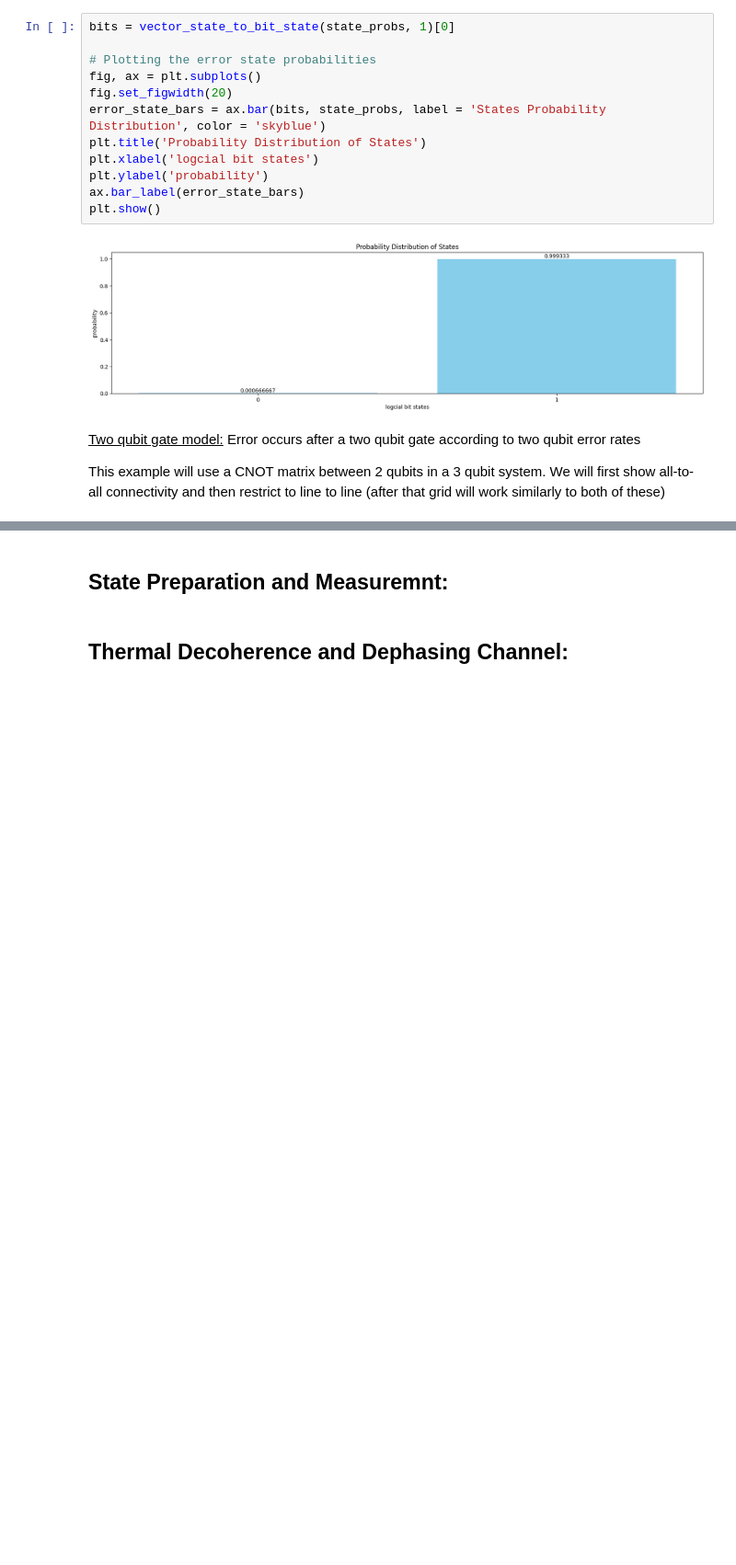
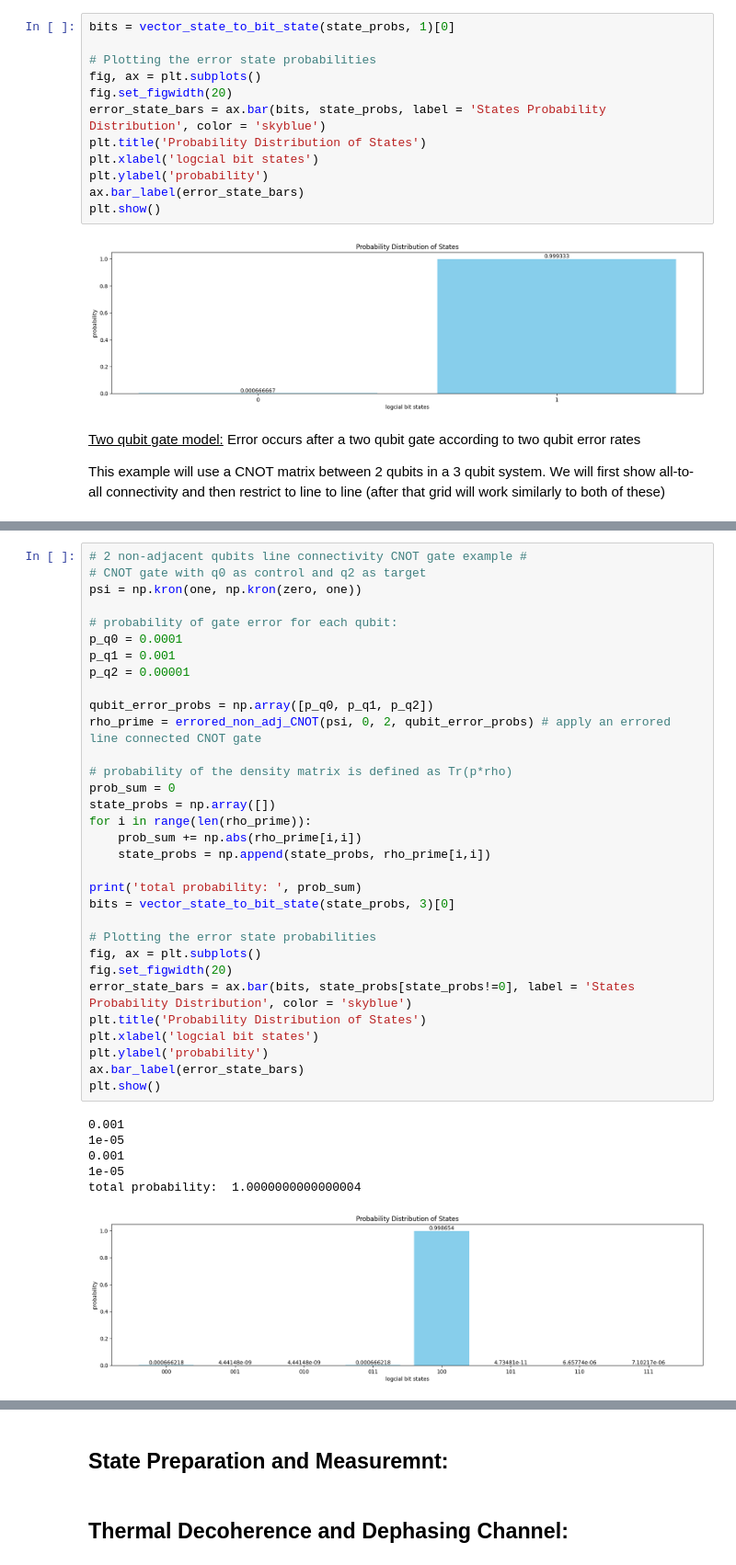
Before and after one commit to gnperdue/QEC_code, a Jupyter notebook: error models.ipynb, the cells around one changed output, grey strips where cells are left out. Shown at 92% size. Saved outputs shown, nothing was run; the diff lists cells and outputs as text; blank space fills up the shorter version.

```diff
--- a/error models.ipynb
+++ b/error models.ipynb
@@ -170,0 +249,39 @@ print(final_rho)
+# %%
+# 2 non-adjacent qubits line connectivity CNOT gate example #
+# CNOT gate with q0 as control and q2 as target
+psi = np.kron(one, np.kron(zero, one))
+
+# probability of gate error for each qubit:
+p_q0 = 0.0001
+p_q1 = 0.001
+p_q2 = 0.00001
+
+qubit_error_probs = np.array([p_q0, p_q1, p_q2])
+rho_prime = errored_non_adj_CNOT(psi, 0, 2, qubit_error_probs) # apply an errored line connected CNOT gate
+
+# probability of the density matrix is defined as Tr(p*rho)
+prob_sum = 0
+state_probs = np.array([])
+for i in range(len(rho_prime)):
+    prob_sum += np.abs(rho_prime[i,i])
+    state_probs = np.append(state_probs, rho_prime[i,i])
+
+print('total probability: ', prob_sum)
+bits = vector_state_to_bit_state(state_probs, 3)[0]
+
+# Plotting the error state probabilities
+fig, ax = plt.subplots()
+fig.set_figwidth(20)
+error_state_bars = ax.bar(bits, state_probs[state_probs!=0], label = 'States Probability Distribution', color = 'skyblue')
+plt.title('Probability Distribution of States')
+plt.xlabel('logcial bit states')
+plt.ylabel('probability')
+ax.bar_label(error_state_bars)
+plt.show()
+# %% [output]
+0.001
+1e-05
+0.001
+1e-05
+total probability:  1.0000000000000004
+[figure, added]
```
Also changed, not shown: parts of 12 cells of this notebook, 1 other file.
